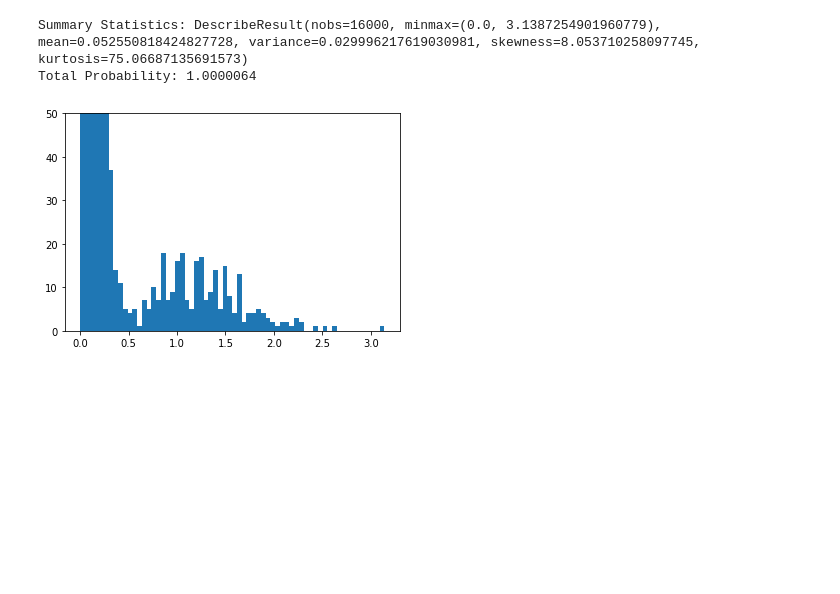
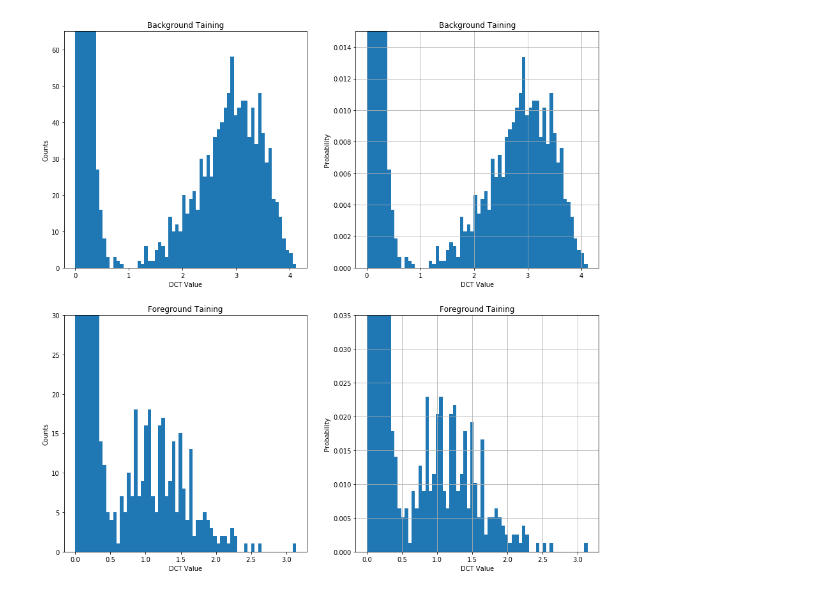
Before and after one commit to kshannon/ucsd-fall-17, a Jupyter notebook: Statistical Learning/hw1/hw1.ipynb, the cells around one changed output. Saved outputs shown, nothing was run; the diff lists cells and outputs as text; code cells hidden in the pictures; blank space fills up the shorter version.

Commit message:
Everything but the probability of error calculation is working.

```diff
--- a/Statistical Learning/hw1/hw1.ipynb
+++ b/Statistical Learning/hw1/hw1.ipynb
@@ -39,17 +29,61 @@ Total Probability: 1.0000064
-# %%
-from scipy.stats import describe
-TrainsampleDCT_FG = rawtraining['TrainsampleDCT_FG']
-flatFG = np.ndarray.flatten(TrainsampleDCT_FG)
-datasummary = describe(flatFG)
-print('Summary Statistics: {}'.format(datasummary))
-bincntsFG = plt.hist(flatFG, bins=numbins)
-bincntsFG = bincntsFG[0]
-totalcntsFG = np.sum(bincntsFG)
-binprobFG = bincntsFG/totalcntsFG + 0.0000001
-print('Total Probability: {}'.format(np.sum(binprobFG)))
-plt.ylim([0,50])
-plt.show()
-# %% [output]
-Summary Statistics: DescribeResult(nobs=16000, minmax=(0.0, 3.1387254901960779), mean=0.052550818424827728, variance=0.029996217619030981, skewness=8.053710258097745, kurtosis=75.06687135691573)
-Total Probability: 1.0000064
-[figure, removed]
+# %%
+# %matplotlib inline
+import numpy as np
+import matplotlib.pyplot as plt
+from scipy.stats import describe
+
+numbins = 64
+TrainsampleDCT_BG = rawtraining['TrainsampleDCT_BG']
+flatBG = np.ndarray.flatten(TrainsampleDCT_BG)
+
+plt.figure(figsize=(15,15))
+plt.subplot(2,2,1)
+bincntsBG = plt.hist(flatBG, bins=numbins)
+plt.ylim((0,65))
+plt.title(r'Background Taining')
+plt.xlabel('DCT Value')
+plt.ylabel('Counts')
+
+bincntsBG = bincntsBG[0]
+totalcntsBG = np.sum(bincntsBG)
+probDCTgBG = bincntsBG/totalcntsBG
+
+plt.subplot(2,2,2)
+plt.hist(flatBG, bins=numbins, normed=1)
+plt.ylim([0,0.015])
+plt.title(r'Background Taining')
+plt.xlabel('DCT Value')
+plt.ylabel('Probability')
+plt.grid()
+# plt.legend('test')
+
+TrainsampleDCT_FG = rawtraining['TrainsampleDCT_FG']
+flatFG = np.ndarray.flatten(TrainsampleDCT_FG)
+
+plt.subplot(2,2,3)
+bincntsFG = plt.hist(flatFG, bins=numbins)
+plt.ylim([0,30])
+plt.title(r'Foreground Taining')
+plt.xlabel('DCT Value')
+plt.ylabel('Counts')
+
+bincntsFG = bincntsFG[0]
+totalcntsFG = np.sum(bincntsFG)
+probDCTgFG = bincntsFG/totalcntsFG
+
+plt.subplot(2,2,4)
+plt.hist(flatFG, bins=numbins, normed=1)
+plt.ylim([0,0.035])
+plt.title(r'Foreground Taining')
+plt.xlabel('DCT Value')
+plt.ylabel('Probability')
+plt.grid()
+plt.show()
+# plt.savefig('filename', dpi=600)
+
+# print('Total Probability: {}'.format(np.sum(probDCTgFG)))
+# print('Total Probability: {}'.format(np.sum(probDCTgBG)))
+
+# datasummary = describe(flatFG)
+# %% [output]
+[figure, added]
```
Also changed, not shown: parts of 22 cells of this notebook.
